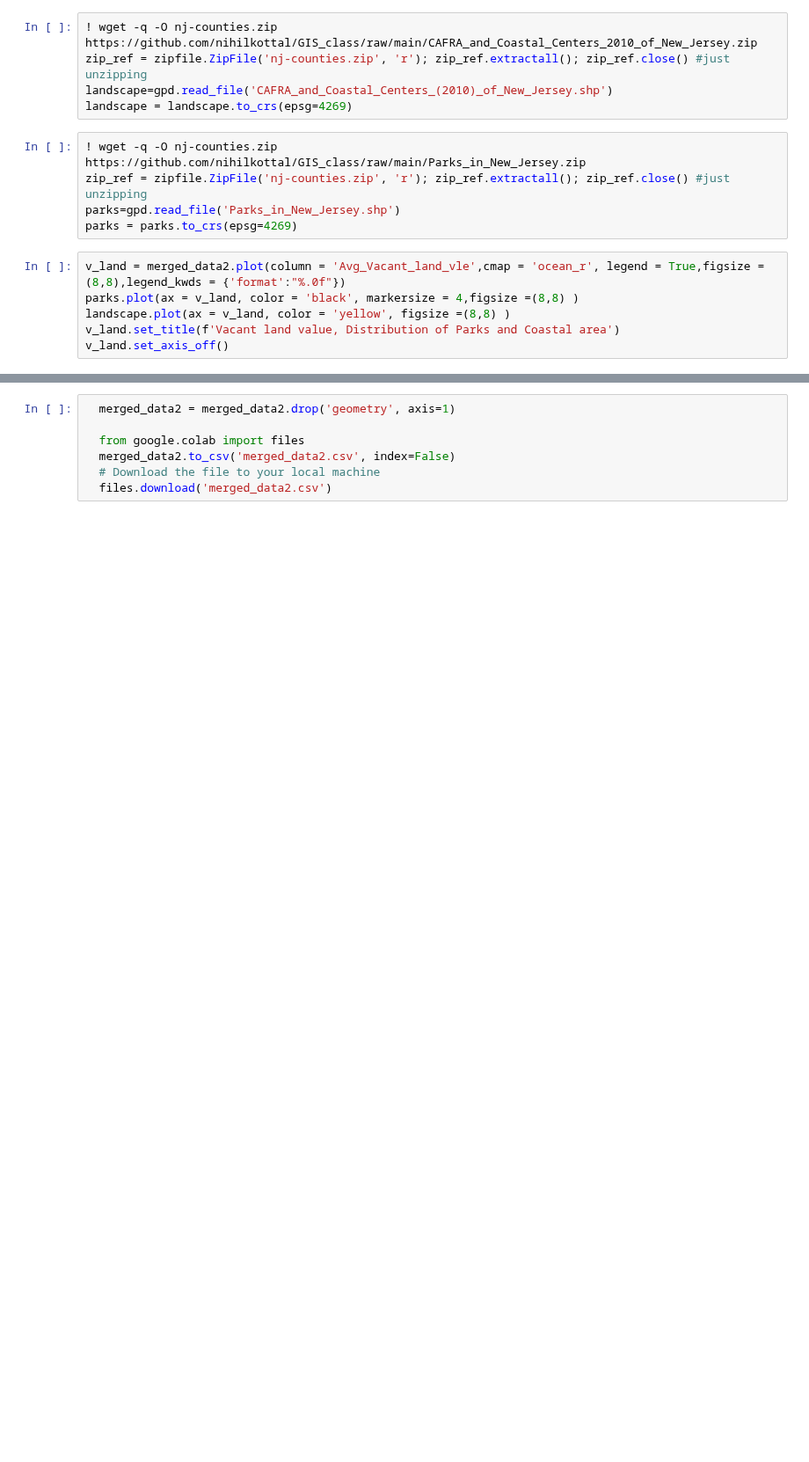
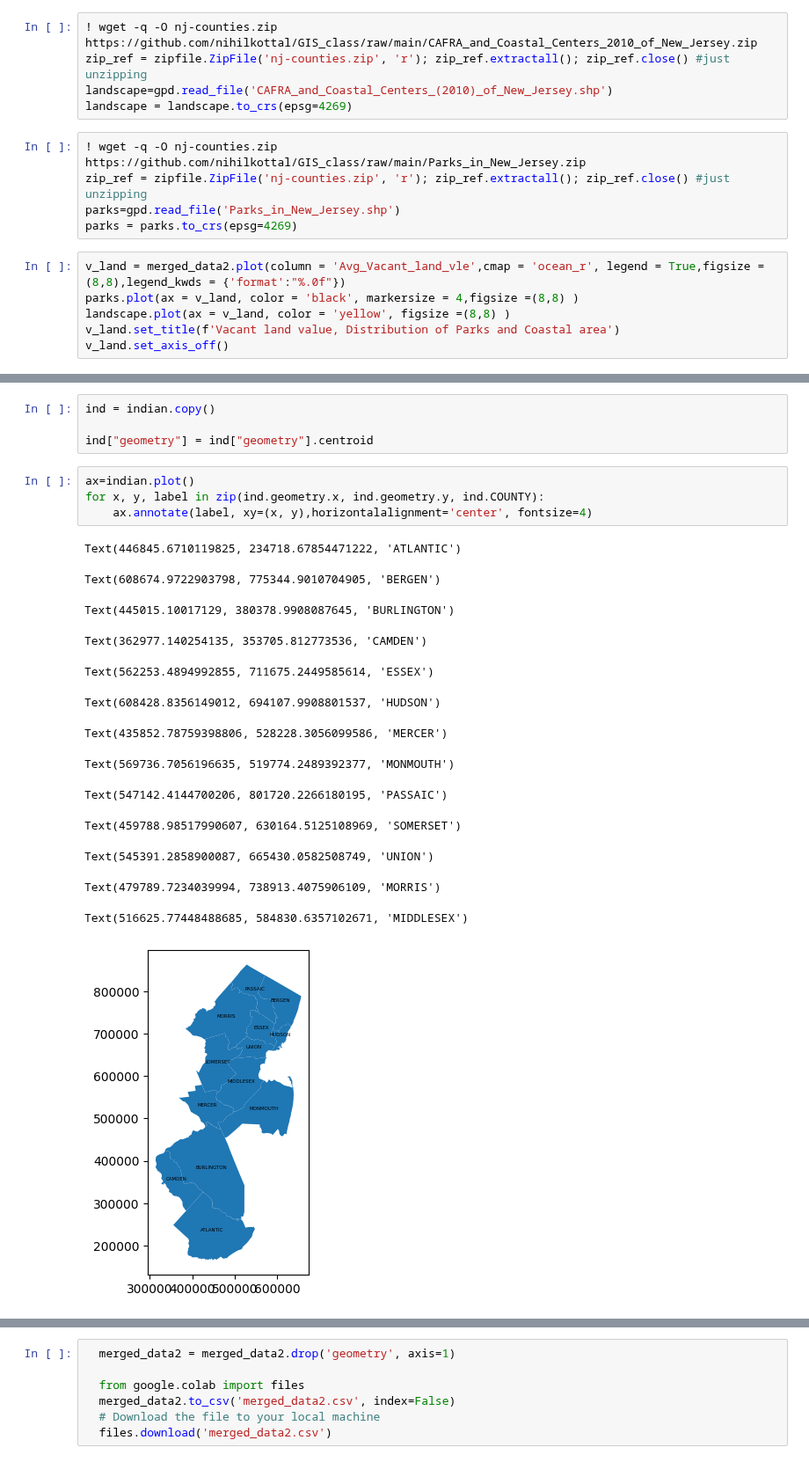
Before and after one commit to NihilKottal001/GIS, a Jupyter notebook: PS2.ipynb, the cells around one changed output, grey strips where cells are left out. Shown at 88% size. Saved outputs shown, nothing was run; the diff lists cells and outputs as text; blank space fills up the shorter version.

```diff
--- a/PS2.ipynb
+++ b/PS2.ipynb
@@ -536,0 +575,23 @@ axs[1].set_xticks([]); axs[1].set_yticks([])
+# %%
+ind = indian.copy()
+
+ind["geometry"] = ind["geometry"].centroid
+# %%
+ax=indian.plot()
+for x, y, label in zip(ind.geometry.x, ind.geometry.y, ind.COUNTY):
+    ax.annotate(label, xy=(x, y),horizontalalignment='center', fontsize=4)
+# %% [output]
+Text(446845.6710119825, 234718.67854471222, 'ATLANTIC')
+Text(608674.9722903798, 775344.9010704905, 'BERGEN')
+Text(445015.10017129, 380378.9908087645, 'BURLINGTON')
+Text(362977.140254135, 353705.812773536, 'CAMDEN')
+Text(562253.4894992855, 711675.2449585614, 'ESSEX')
+Text(608428.8356149012, 694107.9908801537, 'HUDSON')
+Text(435852.78759398806, 528228.3056099586, 'MERCER')
+Text(569736.7056196635, 519774.2489392377, 'MONMOUTH')
+Text(547142.4144700206, 801720.2266180195, 'PASSAIC')
+Text(459788.98517990607, 630164.5125108969, 'SOMERSET')
+Text(545391.2858900087, 665430.0582508749, 'UNION')
+Text(479789.7234039994, 738913.4075906109, 'MORRIS')
+Text(516625.77448488685, 584830.6357102671, 'MIDDLESEX')
+[figure, added]
```
Also changed, not shown: parts of 5 cells of this notebook.
